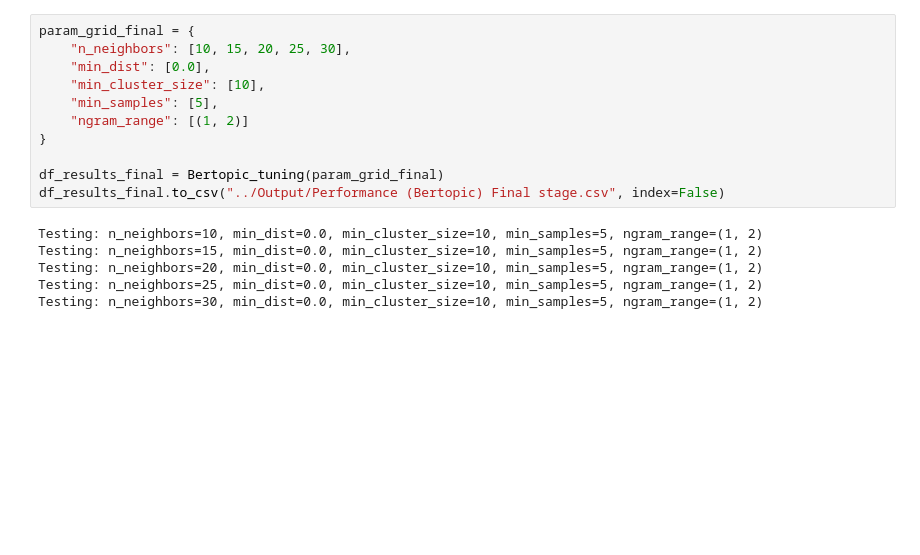
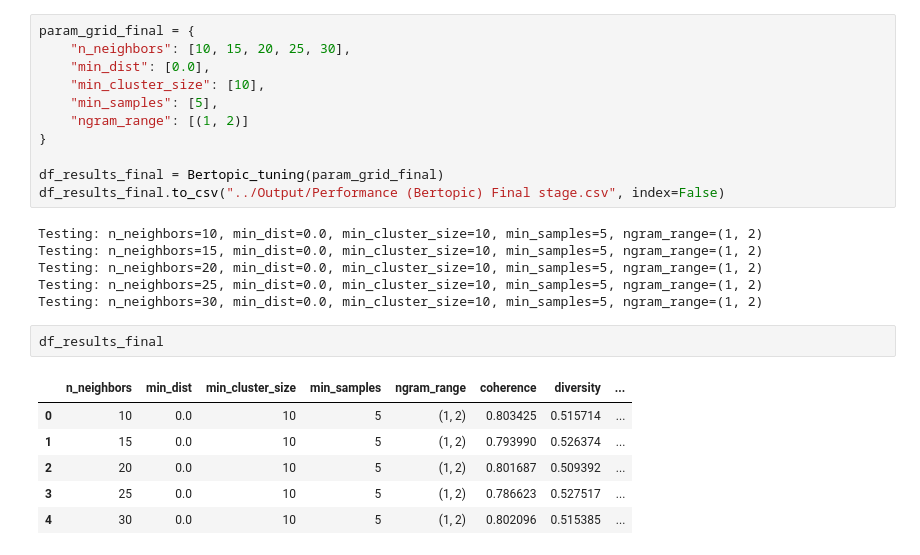
Before and after one commit to wbwhaha/NLP_Gentrification_London_Prediction, a Jupyter notebook: Code/5_2_Bertopic Hyperparameter Tuning.ipynb, the cells around one changed output. Drawn from its saved outputs; the diff is of its cells as text; blank space fills up the shorter version.

Commit message:
update hyperparam tuning result

```diff
--- a/Code/5_2_Bertopic Hyperparameter Tuning.ipynb
+++ b/Code/5_2_Bertopic Hyperparameter Tuning.ipynb
@@ -401,6 +403,15 @@ Testing: n_neighbors=15, min_dist=0.0, min_cluster_size=10, min_samples=5, ngram
 Testing: n_neighbors=20, min_dist=0.0, min_cluster_size=10, min_samples=5, ngram_range=(1, 2)
 Testing: n_neighbors=25, min_dist=0.0, min_cluster_size=10, min_samples=5, ngram_range=(1, 2)
 Testing: n_neighbors=30, min_dist=0.0, min_cluster_size=10, min_samples=5, ngram_range=(1, 2)
+# %%
+df_results_final
+# %% [output]
+|  | n_neighbors | min_dist | min_cluster_size | min_samples | ngram_range | coherence | diversity | ... |
+| 0 | 10 | 0.0 | 10 | 5 | (1, 2) | 0.803425 | 0.515714 | ... |
+| 1 | 15 | 0.0 | 10 | 5 | (1, 2) | 0.793990 | 0.526374 | ... |
+| 2 | 20 | 0.0 | 10 | 5 | (1, 2) | 0.801687 | 0.509392 | ... |
+| 3 | 25 | 0.0 | 10 | 5 | (1, 2) | 0.786623 | 0.527517 | ... |
+| 4 | 30 | 0.0 | 10 | 5 | (1, 2) | 0.802096 | 0.515385 | ... |
 # %%
 df_results_final['performance'] = df_results_final['coherence'] + df_results_final['diversity']
 plot_single_hyperparam(df_results_final, 'n_neighbors')
```
Also changed, not shown: parts of 8 cells of this notebook.
